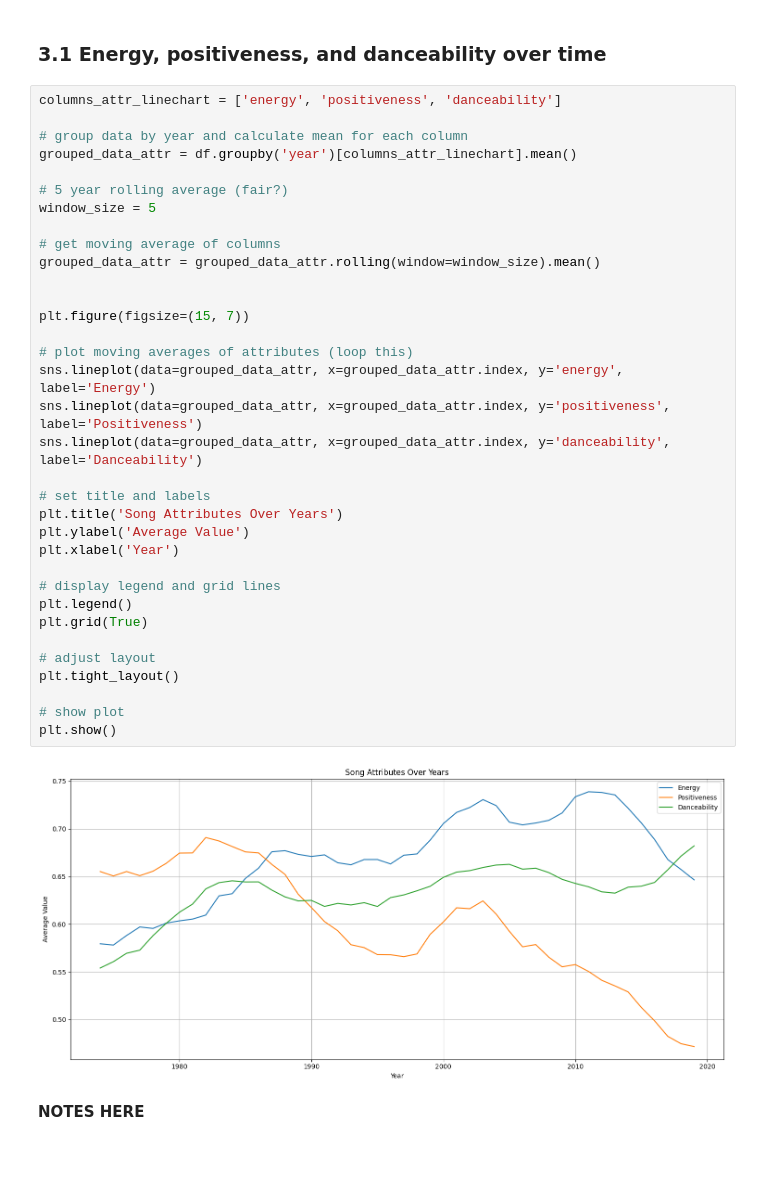
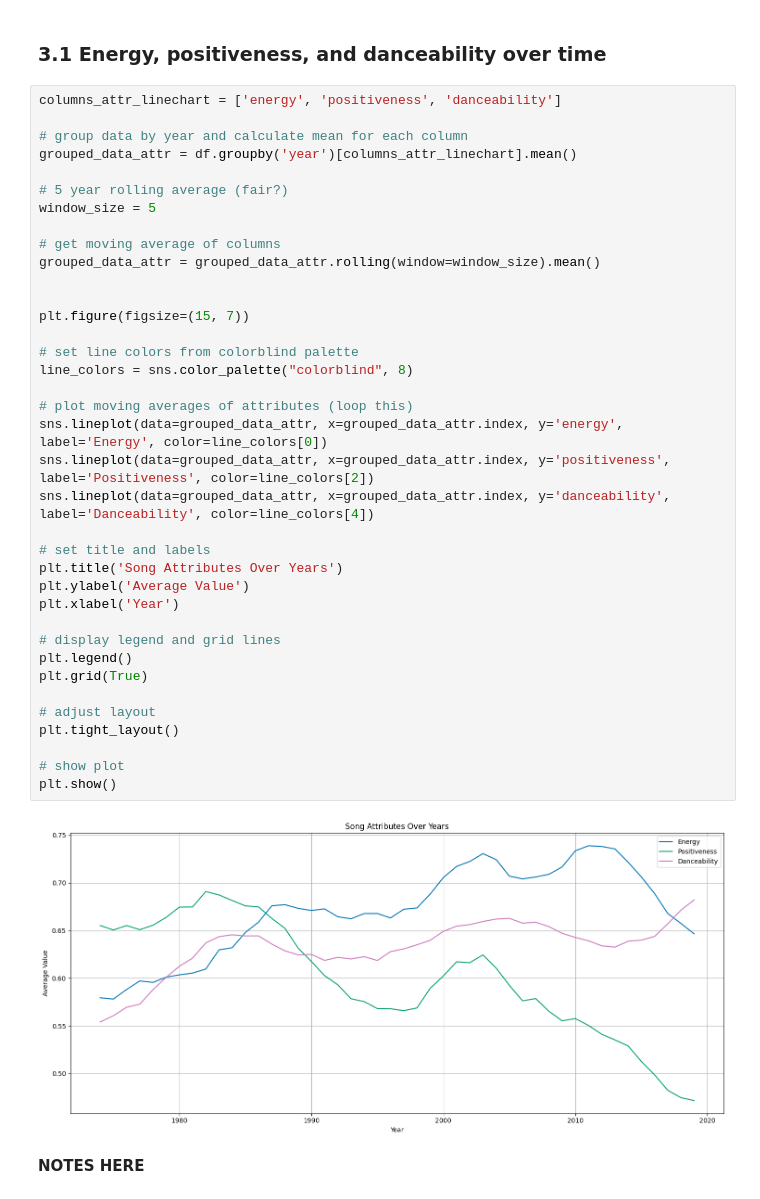
Before and after one commit to joelbit33/hit-songs-analysis, a Jupyter notebook: analysis/analysis.ipynb, the cells around one changed output. Cells and saved outputs as stored; diff of their text form; blank space fills up the shorter version.

```diff
--- a/analysis/analysis.ipynb
+++ b/analysis/analysis.ipynb
@@ -114,37 +114,40 @@ columns_attr_linechart = ['energy', 'positiveness', 'danceability']
 
 # group data by year and calculate mean for each column
 grouped_data_attr = df.groupby('year')[columns_attr_linechart].mean()
 
 # 5 year rolling average (fair?)
 window_size = 5
 
 # get moving average of columns
 grouped_data_attr = grouped_data_attr.rolling(window=window_size).mean()
 
 
 plt.figure(figsize=(15, 7))
 
+# set line colors from colorblind palette
+line_colors = sns.color_palette("colorblind", 8)
+
 # plot moving averages of attributes (loop this)
-sns.lineplot(data=grouped_data_attr, x=grouped_data_attr.index, y='energy', label='Energy')
-sns.lineplot(data=grouped_data_attr, x=grouped_data_attr.index, y='positiveness', label='Positiveness')
-sns.lineplot(data=grouped_data_attr, x=grouped_data_attr.index, y='danceability', label='Danceability')
+sns.lineplot(data=grouped_data_attr, x=grouped_data_attr.index, y='energy', label='Energy', color=line_colors[0])
+sns.lineplot(data=grouped_data_attr, x=grouped_data_attr.index, y='positiveness', label='Positiveness', color=line_colors[2])
+sns.lineplot(data=grouped_data_attr, x=grouped_data_attr.index, y='danceability', label='Danceability', color=line_colors[4])
 
 # set title and labels
 plt.title('Song Attributes Over Years')
 plt.ylabel('Average Value')
 plt.xlabel('Year')
 
 # display legend and grid lines
 plt.legend()
 plt.grid(True)
 
 # adjust layout
 plt.tight_layout()
 
 # show plot
 plt.show()
 # %% [output]
-[figure, old version]
+[figure, new version]
 # %% [markdown]
 **NOTES HERE**
 # %% [markdown]
```
Also changed, not shown: parts of 8 cells of this notebook.
